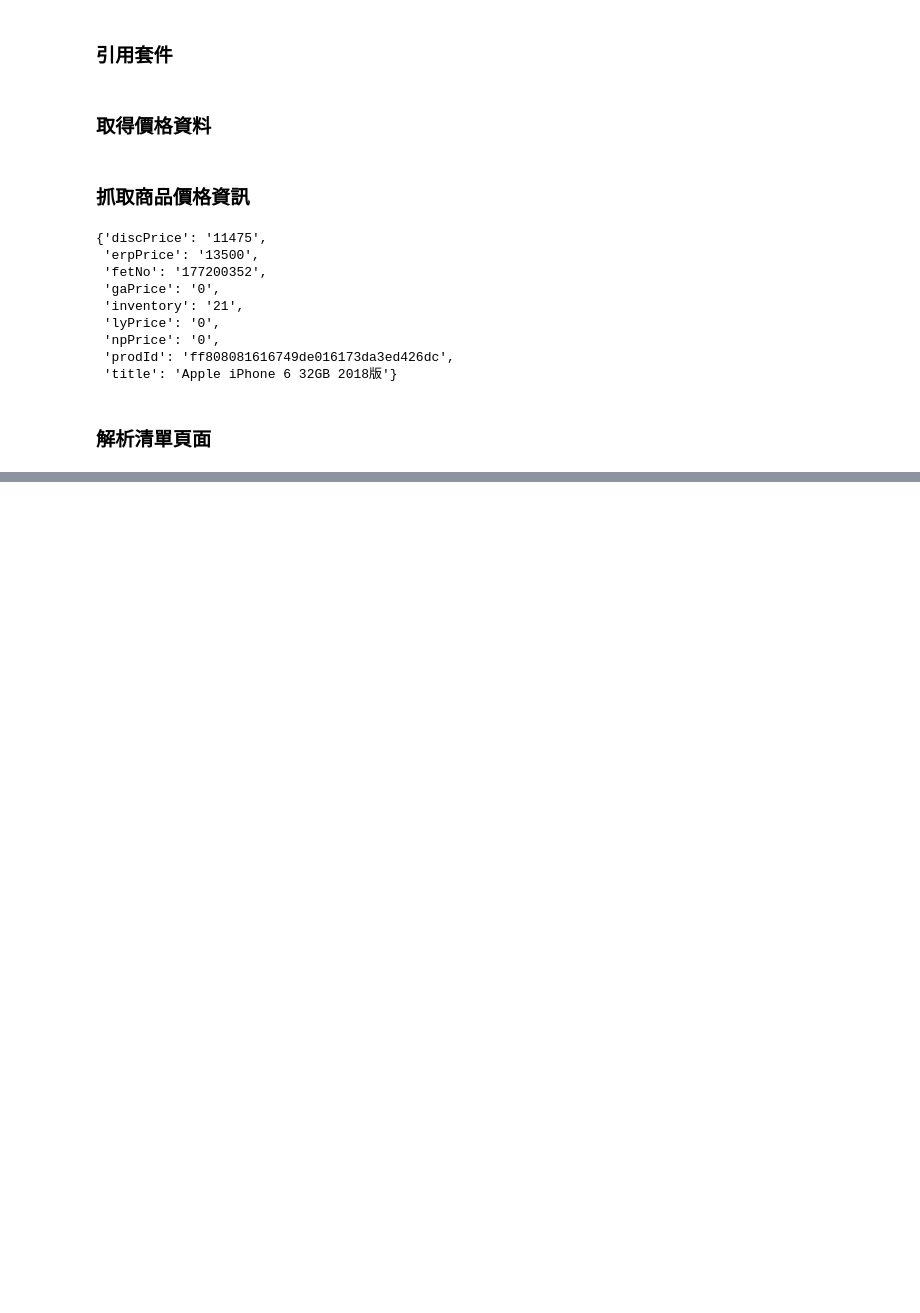
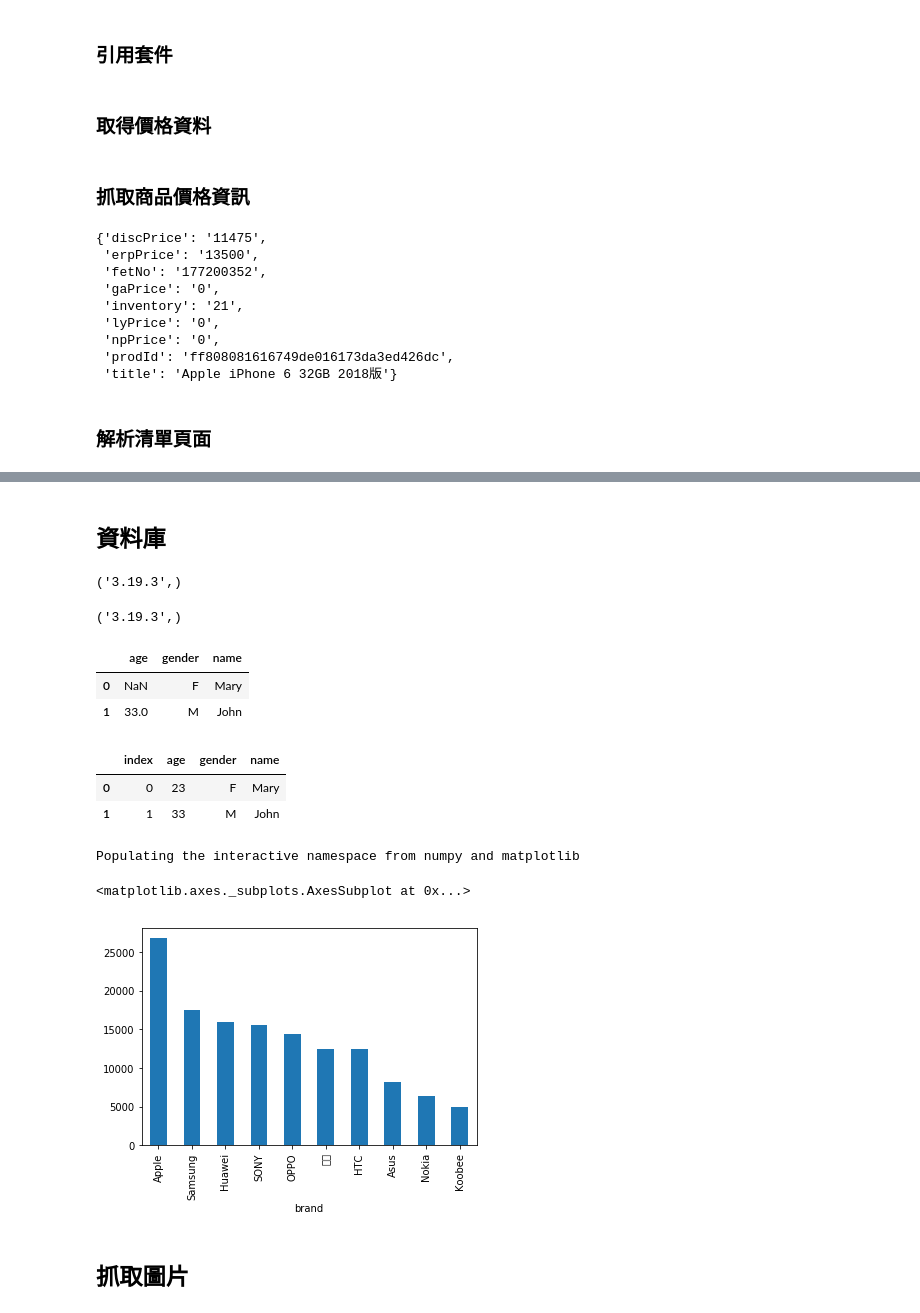
Before and after one commit to ywchiu/fetnetpy, a Jupyter notebook: Demo20180914.ipynb, the cells around one changed output, grey strips where cells are left out. Cells and saved outputs as stored; diff of their text form; code cells hidden in the pictures; blank space fills up the shorter version.

```diff
--- a/Demo20180914.ipynb
+++ b/Demo20180914.ipynb
@@ -615,0 +695,60 @@ products
+# %% [markdown]
+## 資料庫
+# %%
+import sqlite3 as lite
+con = lite.connect('ec.sqlite')
+cur = con.cursor()
+cur.execute('SELECT SQLITE_VERSION()')
+data = cur.fetchone()
+print(data)
+con.close()
+# %% [output]
+('3.19.3',)
+# %%
+import sqlite3 as lite
+with lite.connect('ec.sqlite') as con:
+    cur = con.cursor()
+    cur.execute('SELECT SQLITE_VERSION()')
+    data = cur.fetchone()
+    print(data)
+# %% [output]
+('3.19.3',)
+# %%
+import sqlite3 as lite
+import pandas
+employee = [{'name':'Mary' , 'gender': 'F'},{'name':'John', 'age':33 , 'gender': 'M'}]
+df = pandas.DataFrame(employee)
+df
+# %% [output]
+|  | age | gender | name |
+| 0 | NaN | F | Mary |
+| 1 | 33.0 | M | John |
+# %%
+with lite.connect('test.sqlite') as con:
+    df.to_sql('employee', con = con)
+# %%
+with lite.connect('test.sqlite') as con:
+    df2 = pandas.read_sql_query('select * from employee', con = con)
+# %%
+df2
+# %% [output]
+|  | index | age | gender | name |
+| 0 | 0 | 23 | F | Mary |
+| 1 | 1 | 33 | M | John |
+# %%
+with lite.connect('ec.sqlite') as con:
+    productdf.to_sql('phones', con = con)
+# %%
+with lite.connect('ec.sqlite') as con:
+    #df2 = pandas.read_sql_query('select title, erpPrice from phones order by erpPrice desc limit 3', con = con)
+    df2 = pandas.read_sql_query('select brand, avg(erpPrice) as mean_price from phones group by brand order by avg(erpPrice) desc limit 10', con = con)
+# %%
+%pylab inline
+df2 = df2.set_index('brand')
+df2['mean_price'].plot(kind = 'bar')
+# %% [output]
+Populating the interactive namespace from numpy and matplotlib
+<matplotlib.axes._subplots.AxesSubplot at 0x...>
+[figure, added]
+# %% [markdown]
+## 抓取圖片
```
Also changed, not shown: parts of 15 cells of this notebook.
